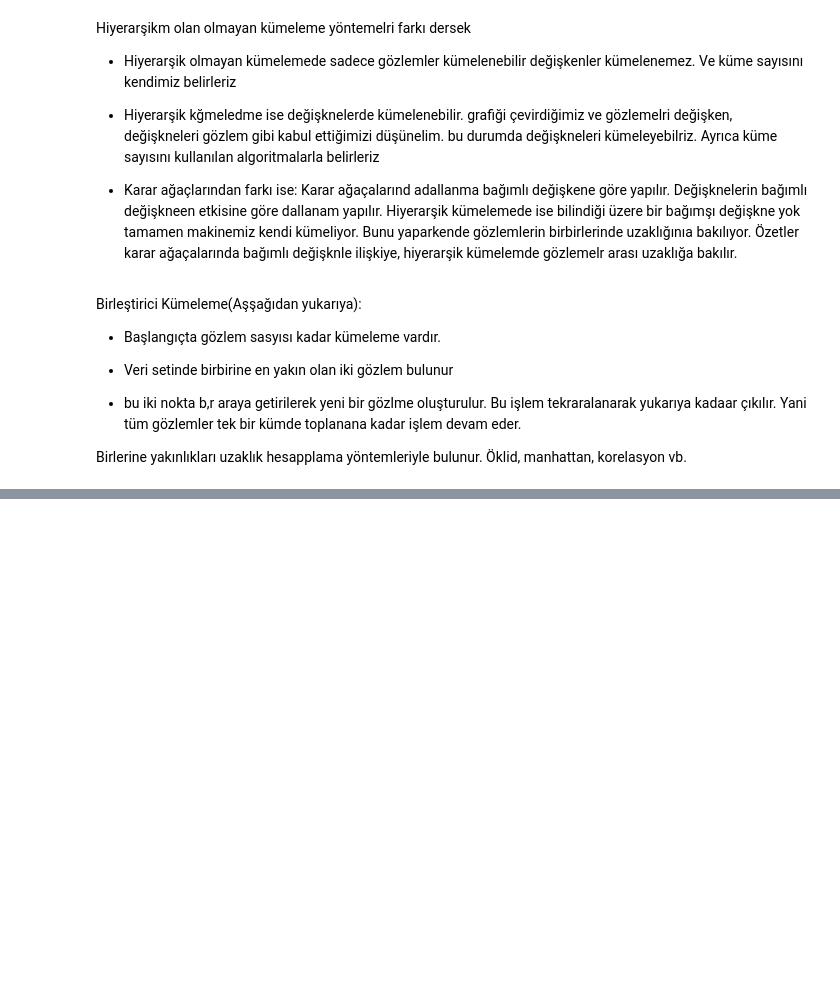
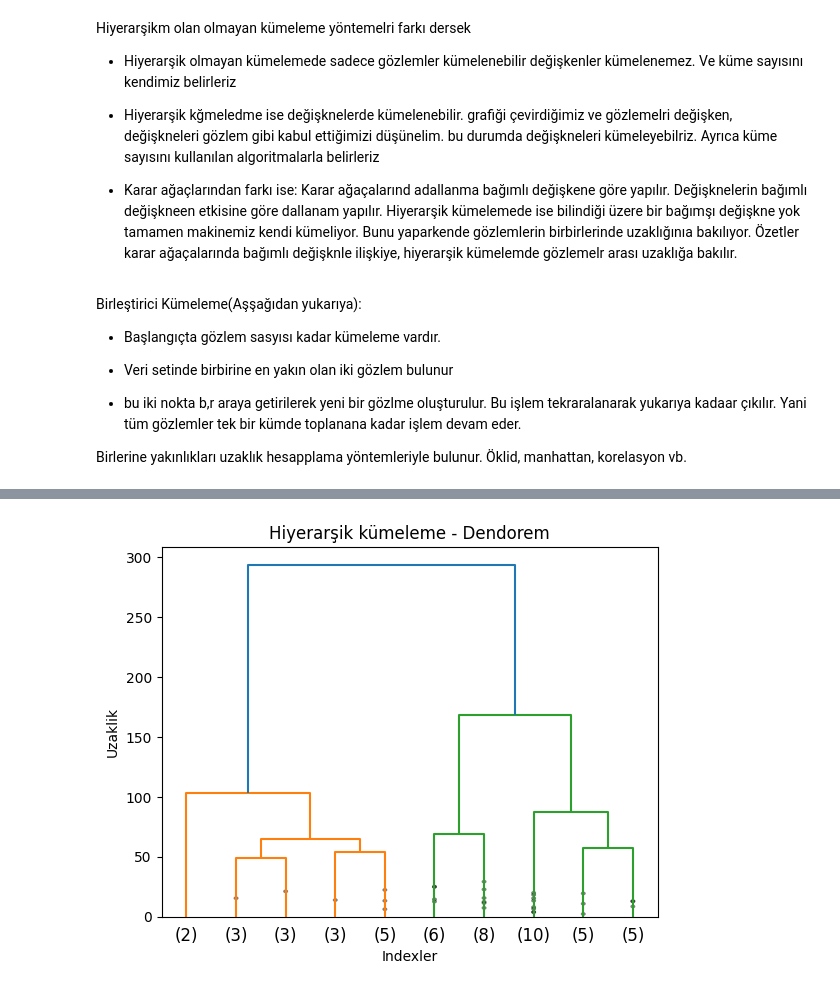
Before and after one commit to GokceSoylu/Machine_Learing, a Jupyter notebook: HierarchicalClustreing/hierarchical.ipynb, the cells around one changed output, grey strips where cells are left out. Cells and saved outputs as stored; diff of their text form; code cells hidden in the pictures; blank space fills up the shorter version.

```diff
--- a/HierarchicalClustreing/hierarchical.ipynb
+++ b/HierarchicalClustreing/hierarchical.ipynb
@@ -25,0 +85,14 @@ Birlerine yakınlıkları uzaklık hesapplama yöntemleriyle bulunur. Öklid, ma
+# %%
+# hocam hepsini değilde son bileşen şu kadaar kümeyi görmek istiyorum dersen
+
+#plt.figure(figsize=(10,5))
+plt.title("Hiyerarşik kümeleme - Dendorem")
+plt.xlabel("Indexler")
+plt.ylabel("Uzaklik")
+dendrogram(complete, truncate_mode="lastp", p=10, show_contracted=True);
+
+#dikkat edersen son olarak birleşen 10 kümei gösterdi ve bunların herbirinin altında kaç küme olduğunu da altın ayazdı
+#bu şekilde kaç kümelik yeri gözlemlermek ietediğini ve hatta kaç küemde kaç gözlem var görmek istersen bunu kullabilirsin
+#eğer ala kümeleri toplarsanda 50 elde edesin bu da gözlem sayısı
+# %% [output]
+[figure, added]
```
Also changed, not shown: parts of 8 cells of this notebook.
